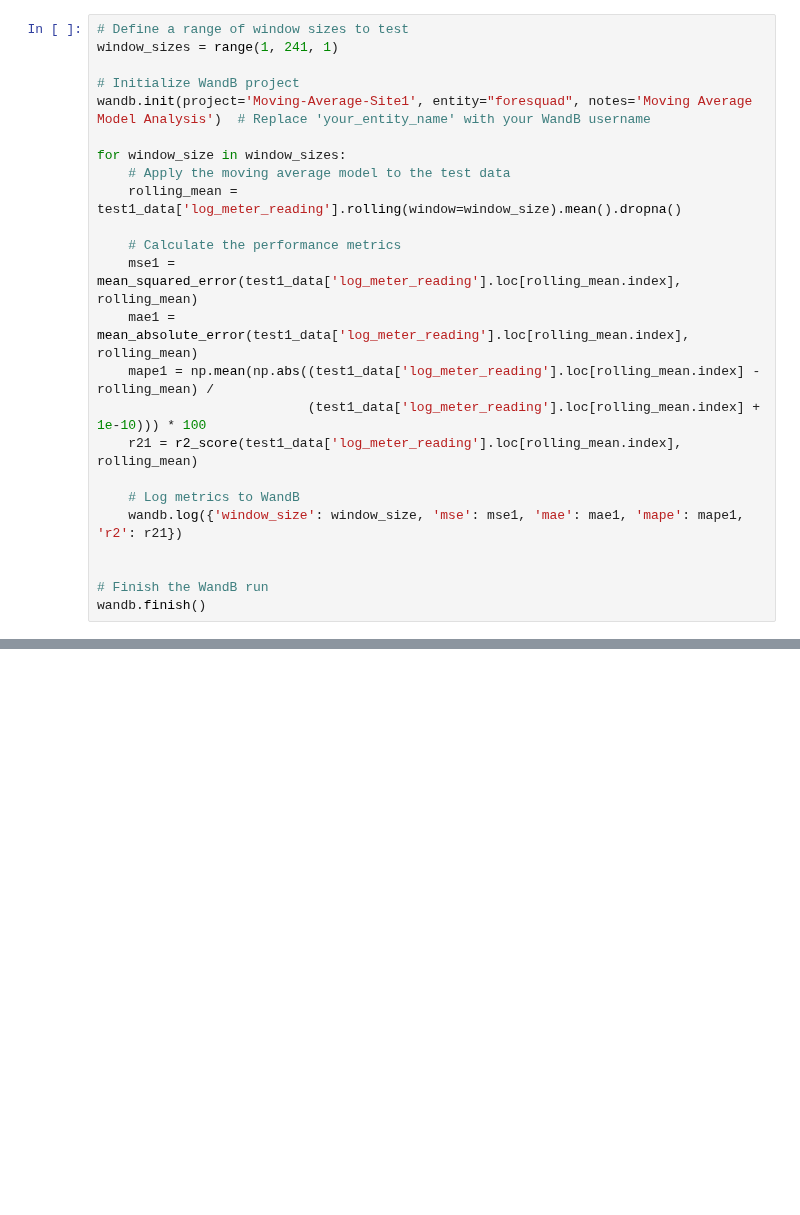
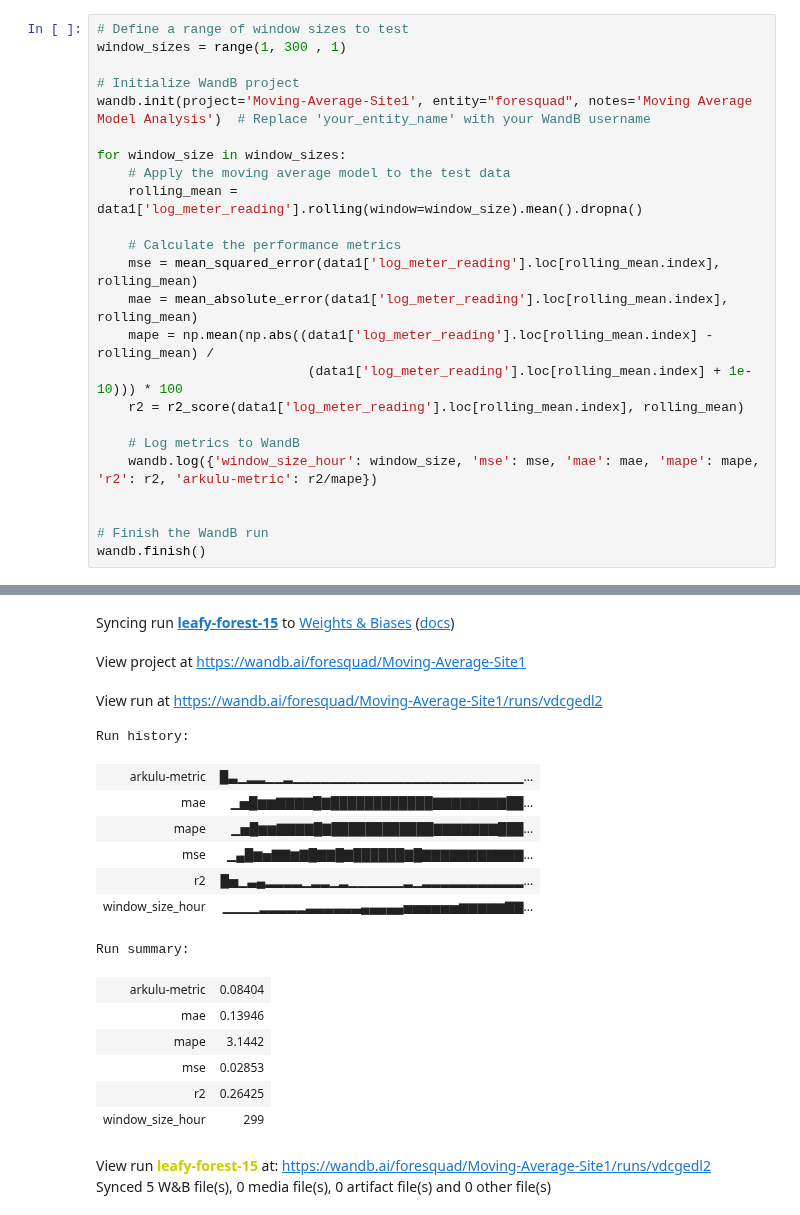
Before and after one commit to goksu-uzunturk/DI502_ElectricityPrediction, a Jupyter notebook: notebooks/MovingAverage.ipynb, the cells around one changed output, grey strips where cells are left out. Saved outputs shown, nothing was run; the diff lists cells and outputs as text; blank space fills up the shorter version.

```diff
--- a/notebooks/MovingAverage.ipynb
+++ b/notebooks/MovingAverage.ipynb
@@ -196,24 +169,25 @@ test1_data
 # %%
 # Define a range of window sizes to test
-window_sizes = range(1, 241, 1)
+window_sizes = range(1, 300 , 1)
 
 # Initialize WandB project
 wandb.init(project='Moving-Average-Site1', entity="foresquad", notes='Moving Average Model Analysis')  # Replace 'your_entity_name' with your WandB username
 
 for window_size in window_sizes:
     # Apply the moving average model to the test data
-    rolling_mean = test1_data['log_meter_reading'].rolling(window=window_size).mean().dropna()
+    rolling_mean = data1['log_meter_reading'].rolling(window=window_size).mean().dropna()
 
     # Calculate the performance metrics
-    mse1 = mean_squared_error(test1_data['log_meter_reading'].loc[rolling_mean.index], rolling_mean)
-    mae1 = mean_absolute_error(test1_data['log_meter_reading'].loc[rolling_mean.index], rolling_mean)
-    mape1 = np.mean(np.abs((test1_data['log_meter_reading'].loc[rolling_mean.index] - rolling_mean) /
-                           (test1_data['log_meter_reading'].loc[rolling_mean.index] + 1e-10))) * 100
-    r21 = r2_score(test1_data['log_meter_reading'].loc[rolling_mean.index], rolling_mean)
+    mse = mean_squared_error(data1['log_meter_reading'].loc[rolling_mean.index], rolling_mean)
+    mae = mean_absolute_error(data1['log_meter_reading'].loc[rolling_mean.index], rolling_mean)
+    mape = np.mean(np.abs((data1['log_meter_reading'].loc[rolling_mean.index] - rolling_mean) /
+                           (data1['log_meter_reading'].loc[rolling_mean.index] + 1e-10))) * 100
+    r2 = r2_score(data1['log_meter_reading'].loc[rolling_mean.index], rolling_mean)
 
     # Log metrics to WandB
-    wandb.log({'window_size': window_size, 'mse': mse1, 'mae': mae1, 'mape': mape1, 'r2': r21})
+    wandb.log({'window_size_hour': window_size, 'mse': mse, 'mae': mae, 'mape': mape, 'r2': r2, 'arkulu-metric': r2/mape})
 
 
 # Finish the WandB run
 wandb.finish()
+# %% [output]
@@ -219,0 +196,19 @@ wandb.finish()
+Syncing run leafy-forest-15 to Weights & Biases (docs)
+View project at https://wandb.ai/foresquad/Moving-Average-Site1
+View run at https://wandb.ai/foresquad/Moving-Average-Site1/runs/vdcgedl2
+Run history:
+| arkulu-metric | █▃▁▂▂▁▁▂▁▁▁▁▁▁▁▁▁▁▁▁▁▁▁▁▁▁▁▁▁▁▁▁▁... |
+| mae | ▁▅█▆▆▇▇▇▇█▇████████████▇▇▇▇▇▇▇▇██... |
+| mape | ▁▅█▆▆▇▇▇▇█▇████████████▇▇▇▇▇▇▇███... |
+| mse | ▁▄█▆▅▇▇▆▇█▇▇█▇██████▇█▇▇▇▇▇▇▇▇▇▇▇... |
+| r2 | █▅▁▃▄▂▂▂▂▁▂▂▁▂▁▁▁▁▁▁▂▁▂▂▂▂▂▂▂▂▂▂▂... |
+| window_size_hour | ▁▁▁▁▂▂▂▂▂▃▃▃▃▃▃▄▄▄▄▄▅▅▅▅▅▅▆▆▆▆▆▇▇... |
+Run summary:
+| arkulu-metric | 0.08404 |
+| mae | 0.13946 |
+| mape | 3.1442 |
+| mse | 0.02853 |
+| r2 | 0.26425 |
+| window_size_hour | 299 |
+View run leafy-forest-15 at: https://wandb.ai/foresquad/Moving-Average-Site1/runs/vdcgedl2
+Synced 5 W&B file(s), 0 media file(s), 0 artifact file(s) and 0 other file(s)
```
Also changed, not shown: parts of 12 cells of this notebook.
